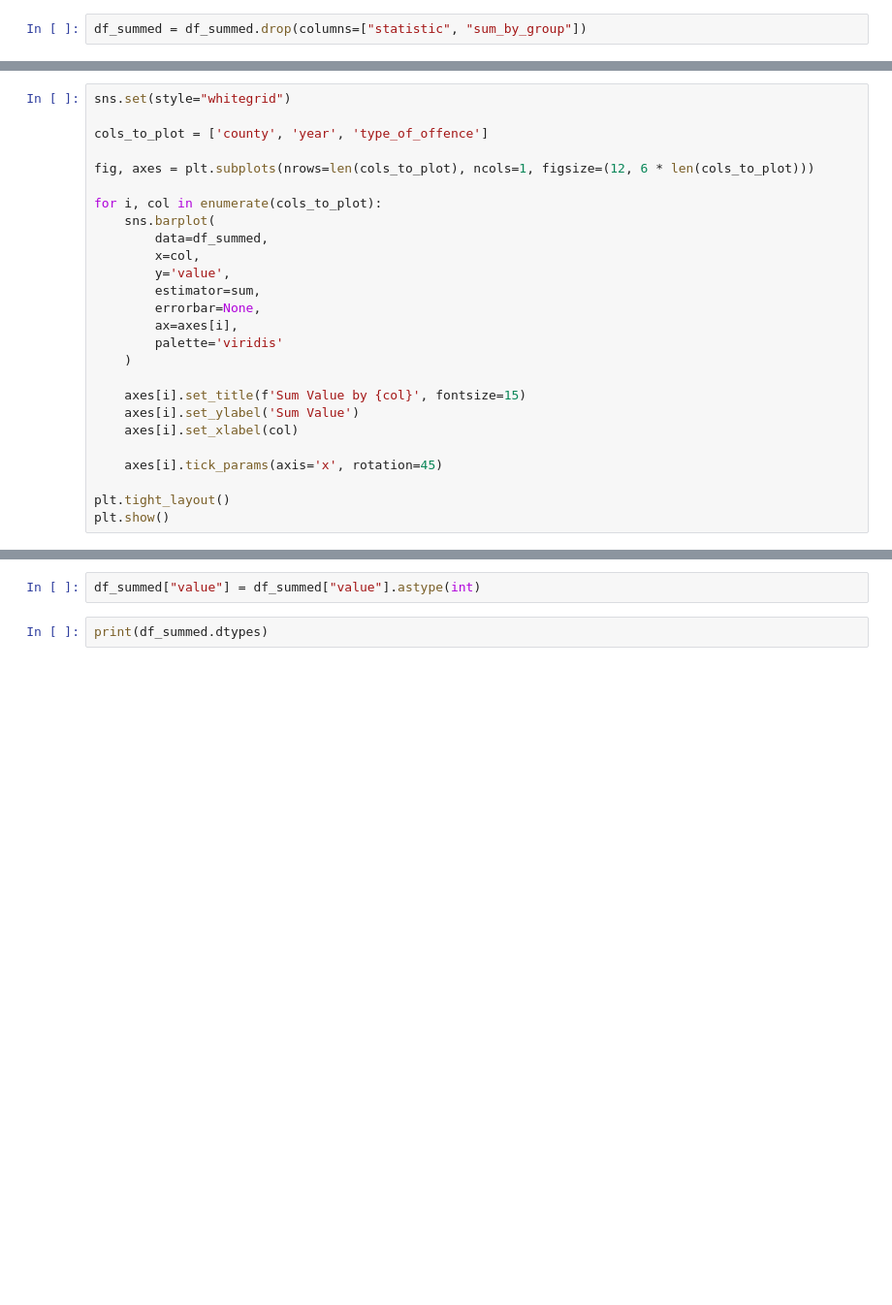
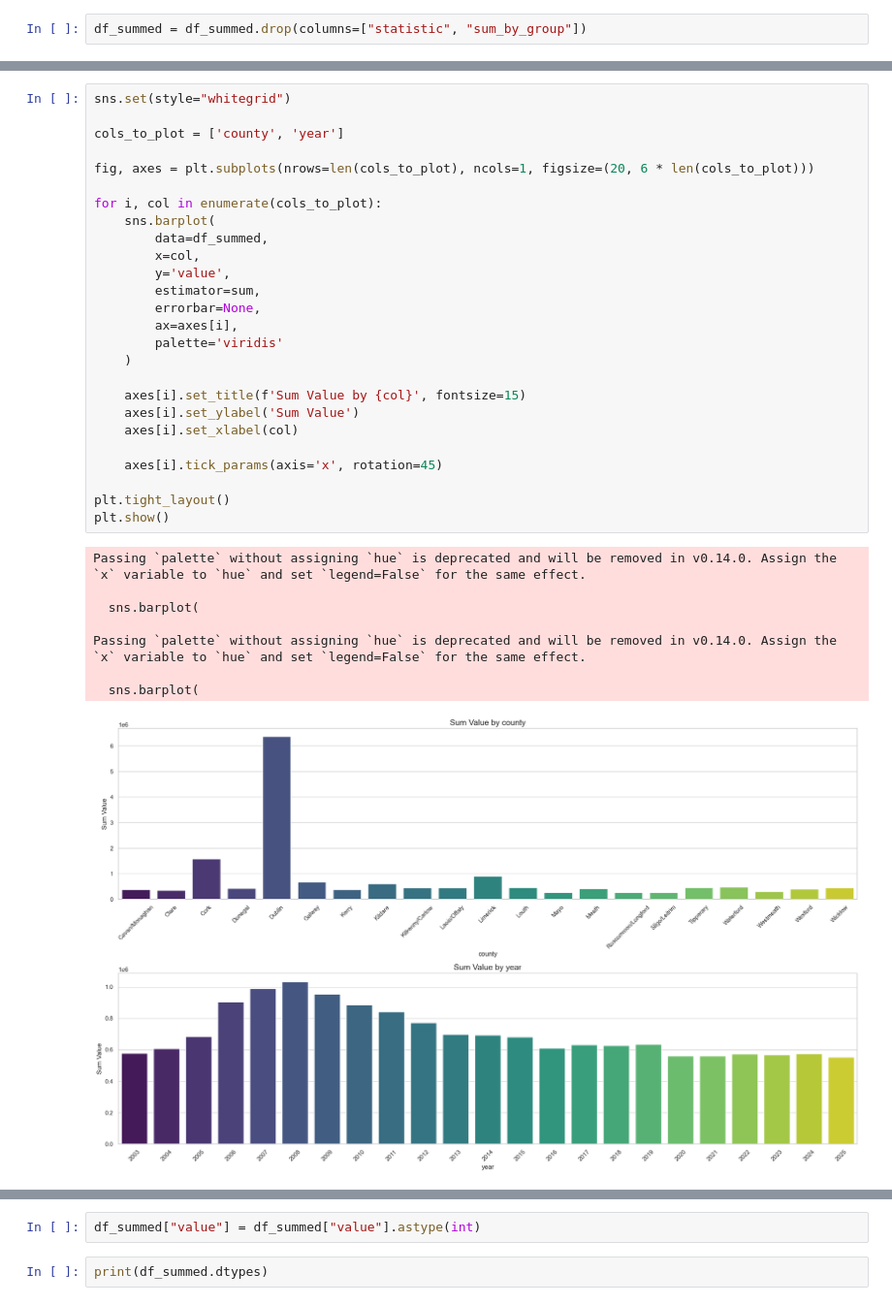
Before and after one commit to LinhLe9/Analytics-Programming-Crime-Project, a Jupyter notebook: notebooks/crime_dataset.ipynb, the cells around one changed output, grey strips where cells are left out. Shown at 97% size. Saved outputs shown, nothing was run; the diff lists cells and outputs as text; blank space fills up the shorter version.

```diff
--- a/notebooks/crime_dataset.ipynb
+++ b/notebooks/crime_dataset.ipynb
@@ -211,26 +486,35 @@ df_summed.head()
 # %%
 sns.set(style="whitegrid")
 
-cols_to_plot = ['county', 'year', 'type_of_offence']
+cols_to_plot = ['county', 'year']
 
-fig, axes = plt.subplots(nrows=len(cols_to_plot), ncols=1, figsize=(12, 6 * len(cols_to_plot)))
+fig, axes = plt.subplots(nrows=len(cols_to_plot), ncols=1, figsize=(20, 6 * len(cols_to_plot)))
 
 for i, col in enumerate(cols_to_plot):
     sns.barplot(
         data=df_summed,
         x=col,
         y='value',
         estimator=sum,
         errorbar=None,
         ax=axes[i],
         palette='viridis'
     )
 
     axes[i].set_title(f'Sum Value by {col}', fontsize=15)
     axes[i].set_ylabel('Sum Value')
     axes[i].set_xlabel(col)
 
     axes[i].tick_params(axis='x', rotation=45)
 
 plt.tight_layout()
 plt.show()
+# %% [output]
+Passing `palette` without assigning `hue` is deprecated and will be removed in v0.14.0. Assign the `x` variable to `hue` and set `legend=False` for the same effect.
+
+  sns.barplot(
+
+Passing `palette` without assigning `hue` is deprecated and will be removed in v0.14.0. Assign the `x` variable to `hue` and set `legend=False` for the same effect.
+
+  sns.barplot(
+[figure, added]
```
Also changed, not shown: parts of 44 cells of this notebook.
